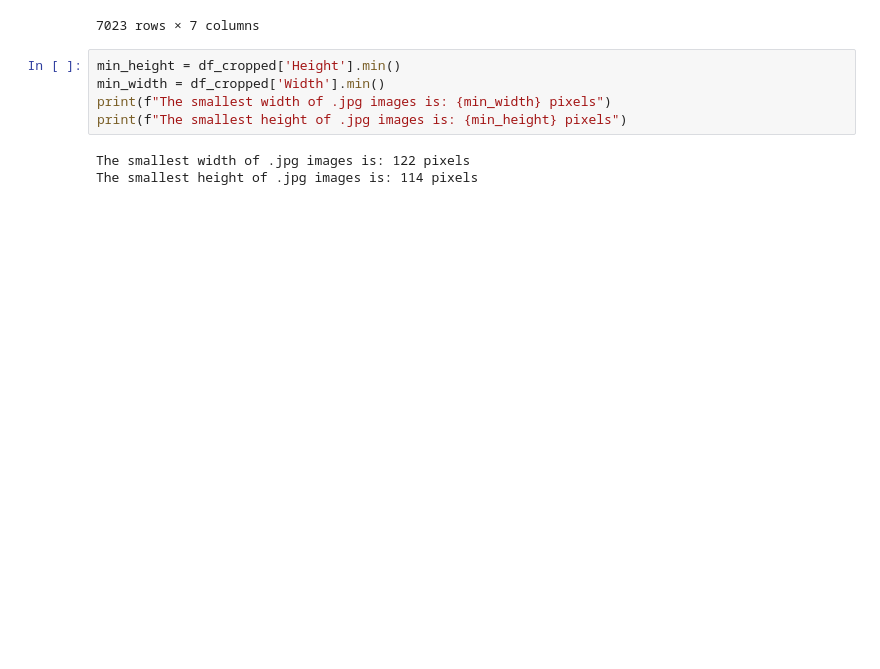
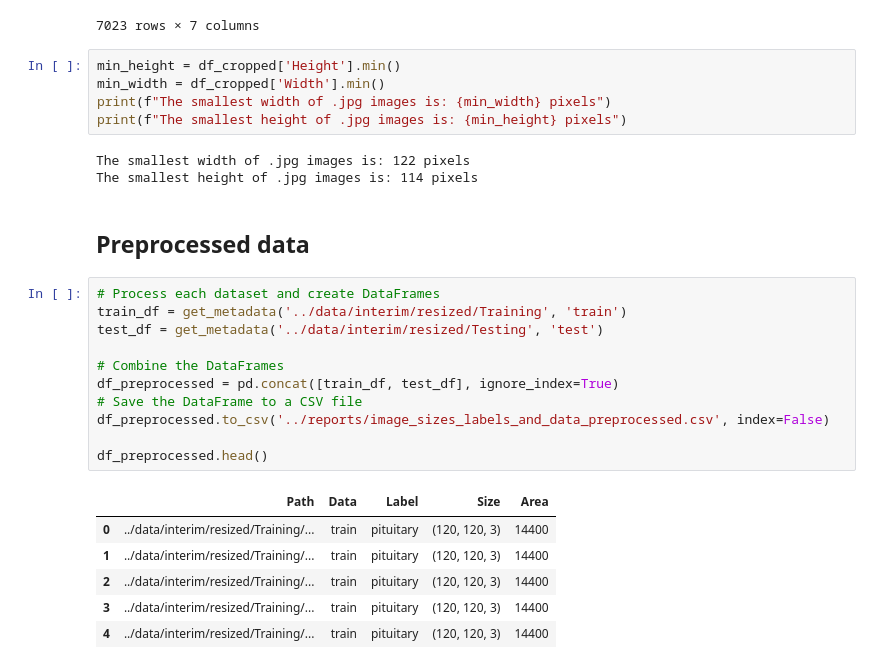
Before and after one commit to gokbuyuk/BrainTumorDetection, a Jupyter notebook: notebooks/eda.ipynb, the cells around one changed output. Cells and saved outputs as stored; diff of their text form; blank space fills up the shorter version.

```diff
--- a/notebooks/eda.ipynb
+++ b/notebooks/eda.ipynb
@@ -320,3 +253,23 @@ print(f"The smallest height of .jpg images is: {min_height} pixels")
 # %% [output]
 The smallest width of .jpg images is: 122 pixels
 The smallest height of .jpg images is: 114 pixels
+# %% [markdown]
+## Preprocessed data
+# %%
+# Process each dataset and create DataFrames
+train_df = get_metadata('../data/interim/resized/Training', 'train')
+test_df = get_metadata('../data/interim/resized/Testing', 'test')
+
+# Combine the DataFrames
+df_preprocessed = pd.concat([train_df, test_df], ignore_index=True)
+# Save the DataFrame to a CSV file
+df_preprocessed.to_csv('../reports/image_sizes_labels_and_data_preprocessed.csv', index=False)
+
+df_preprocessed.head()
+# %% [output]
+|  | Path | Data | Label | Size | Area |
+| 0 | ../data/interim/resized/Training/... | train | pituitary | (120, 120, 3) | 14400 |
+| 1 | ../data/interim/resized/Training/... | train | pituitary | (120, 120, 3) | 14400 |
+| 2 | ../data/interim/resized/Training/... | train | pituitary | (120, 120, 3) | 14400 |
+| 3 | ../data/interim/resized/Training/... | train | pituitary | (120, 120, 3) | 14400 |
+| 4 | ../data/interim/resized/Training/... | train | pituitary | (120, 120, 3) | 14400 |
```
Also changed, not shown: parts of 9 cells of this notebook, 2 other files.
